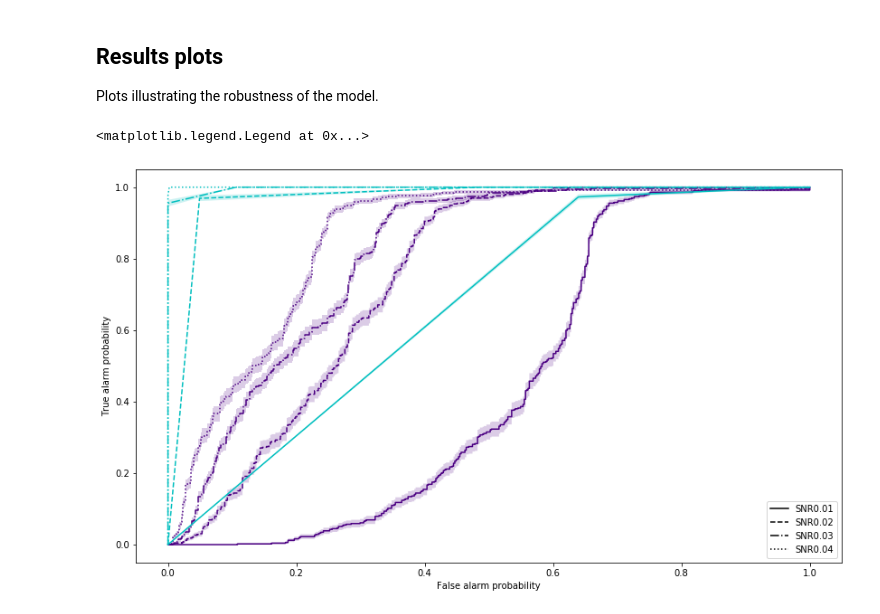
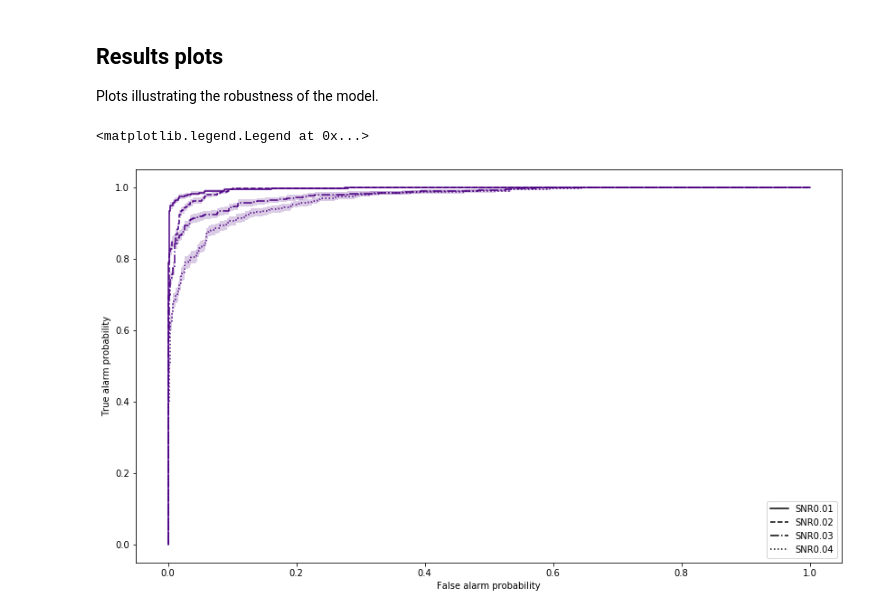
Before and after one commit to hagabbar/craft_prospect, a Jupyter notebook: nn_for_key_assurance.ipynb, the cells around one changed output. Cells and saved outputs as stored; diff of their text form; code cells hidden in the pictures.

```diff
--- a/nn_for_key_assurance.ipynb
+++ b/nn_for_key_assurance.ipynb
@@ -38,8 +38,7 @@ determines plotting variables.
 tot_num_samples = int(1e5)                          # total number of training/validation samples (50/50 split between rand and non-rand)
 train_split = int(int(tot_num_samples/2) * 0.95)    # use 95% for training, 5% for validation
 test_set_N = 1000                                   # number of samples in test set (total is twice this)
-test_set_size = 2048                                 # length of test sample time series
-bitstream_len = 2048                                 # length of train sample time series
+bitstream_len = 128                                 # length of train sample time series
 batch_size = 64                                     # batch size (how many samples NN sees during each iteration)
 bit_max_number = 4294967295                         # maximum allowed number in time series. This is dependent on bit size (in this case, 32bit)
 ML_path = './results_files'                         # path to store results data files
@@ -472,17 +495,17 @@ model = Sequential()
 #model.add(Activation('sigmoid'))
 
 
-model.add(Conv1D(filters=8, kernel_size=32, activation='elu', input_shape=(bitstream_len,1),padding='valid'))
+model.add(Conv1D(filters=8, kernel_size=3, activation='elu', input_shape=(bitstream_len,1),padding='valid'))
 #model.add(LeakyReLU())
-model.add(Conv1D(filters=8, kernel_size=16, strides=2, activation='elu',padding='valid'))
+model.add(Conv1D(filters=8, kernel_size=3, strides=2, activation='elu',padding='valid'))
 #model.add(LeakyReLU())
-model.add(Conv1D(filters=16, kernel_size=16, activation='elu',padding='valid'))
+model.add(Conv1D(filters=16, kernel_size=3, activation='elu',padding='valid'))
 #model.add(LeakyReLU())
-model.add(Conv1D(filters=16, kernel_size=8, strides=2, activation='elu',padding='valid'))
+model.add(Conv1D(filters=16, kernel_size=3, strides=2, activation='elu',padding='valid'))
 #model.add(LeakyReLU())
-model.add(Conv1D(filters=32, kernel_size=8, activation='elu',padding='valid'))
+model.add(Conv1D(filters=32, kernel_size=3, activation='elu',padding='valid'))
 #model.add(LeakyReLU())
-model.add(Conv1D(filters=32, kernel_size=8, strides=2, activation='elu',padding='valid'))
+model.add(Conv1D(filters=32, kernel_size=3, strides=2, activation='elu',padding='valid'))
 #model.add(LeakyReLU())
 model.add(Dropout(0.2))
 model.add(GlobalAveragePooling1D())
@@ -680,40 +732,40 @@ c1Artist = plt.Line2D((0, 1), (0, 0), color=colours[0], linestyle='', marker='o'
 c2Artist = plt.Line2D((0, 1), (0, 0), color=colours[1], linestyle='', marker='o')
 c3Artist = plt.Line2D((0, 1), (0, 0), color=colours[2], linestyle='', marker='o')
 
 # handles for different plots
 handles = [lineArtist, dashArtist, dashdotArtist,dotArtist]
 acc_handles = [c1Artist, c2Artist, lineArtist, dashArtist, dashdotArtist]
 ROC_labels = ['SNR0.01', 'SNR0.02', 'SNR0.03', 'SNR0.04']
 acc_labels = ['CNN', 'Diehard', 'FAP = 0.1', 'FAP = 0.01', 'FAP = 0.001']
 
 # calcualte ROC curves and accuracy
 for snr, run in zip(snrs, runs):
     FDP, TDP, FDP_error, TDP_error = CNN_ROC(ML_path, snr, run, 'ML', test_set_N)
     CNN_ROCs.append([FDP, TDP, FDP_error, TDP_error])
     CNN_acc.append([accuracy(FDP, TDP, TDP_error, t) for t in thresholds])
 
-    FDP, TDP, FDP_error, TDP_error = CNN_ROC(ML_path, snr, run, 'diehard', test_set_N)
-    MF_ROCs.append([FDP, TDP, FDP_error, TDP_error])
-    MF_acc.append([accuracy(FDP, TDP, TDP_error, t) for t in thresholds])
+#    FDP, TDP, FDP_error, TDP_error = CNN_ROC(ML_path, snr, run, 'diehard', test_set_N)
+#    MF_ROCs.append([FDP, TDP, FDP_error, TDP_error])
+#    MF_acc.append([accuracy(FDP, TDP, TDP_error, t) for t in thresholds])
 
 for i, d in enumerate([CNN_ROCs[n] for n in to_plot]):
     ax1.plot(d[0], d[1], c=colours[0], linestyle=linestyles[i], label='CNN snr {0}'.format(snrs[i]))
     ax1.fill_between(d[0], d[1]+d[3], d[1]-d[3], alpha=0.2, facecolor=colours[0], zorder=0)
 
-for i, d in enumerate([MF_ROCs[n] for n in to_plot]):
-    ax1.plot(d[0], d[1], c=colours[1], linestyle=linestyles[i], label='Diehard snr {0}'.format(snrs[i]))
-    ax1.fill_between(d[0], d[1]+d[3], d[1]-d[3], alpha=0.2, facecolor=colours[1], zorder=0)
+#for i, d in enumerate([MF_ROCs[n] for n in to_plot]):
+#    ax1.plot(d[0], d[1], c=colours[1], linestyle=linestyles[i], label='Diehard snr {0}'.format(snrs[i]))
+#    ax1.fill_between(d[0], d[1]+d[3], d[1]-d[3], alpha=0.2, facecolor=colours[1], zorder=0)
 
 ax1.set_xlabel('False alarm probability')
 ax1.set_ylabel('True alarm probability')
 #ax1.set_xscale('log')
 #ax1.set_yscale('log')
 #ax1.set_xlim(1e-4, 1)
 #ax1.set_ylim(1e-4, 1)
 ax1.legend(handles, ROC_labels)
 # %% [output]
 <matplotlib.legend.Legend at 0x...>
-[figure, old version]
+[figure, new version]
 # %%
 # Make efficiency curve
 fig2 = plt.figure(figsize=(16,10))
```
Also changed, not shown: parts of 8 cells of this notebook, 12 other files.
